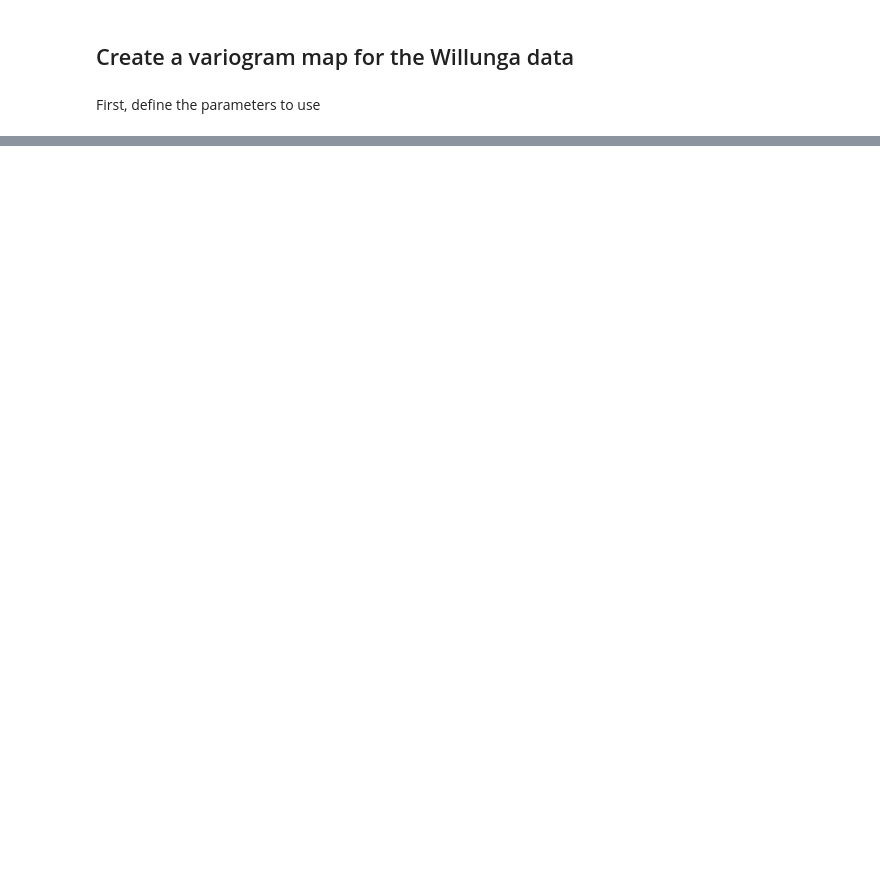
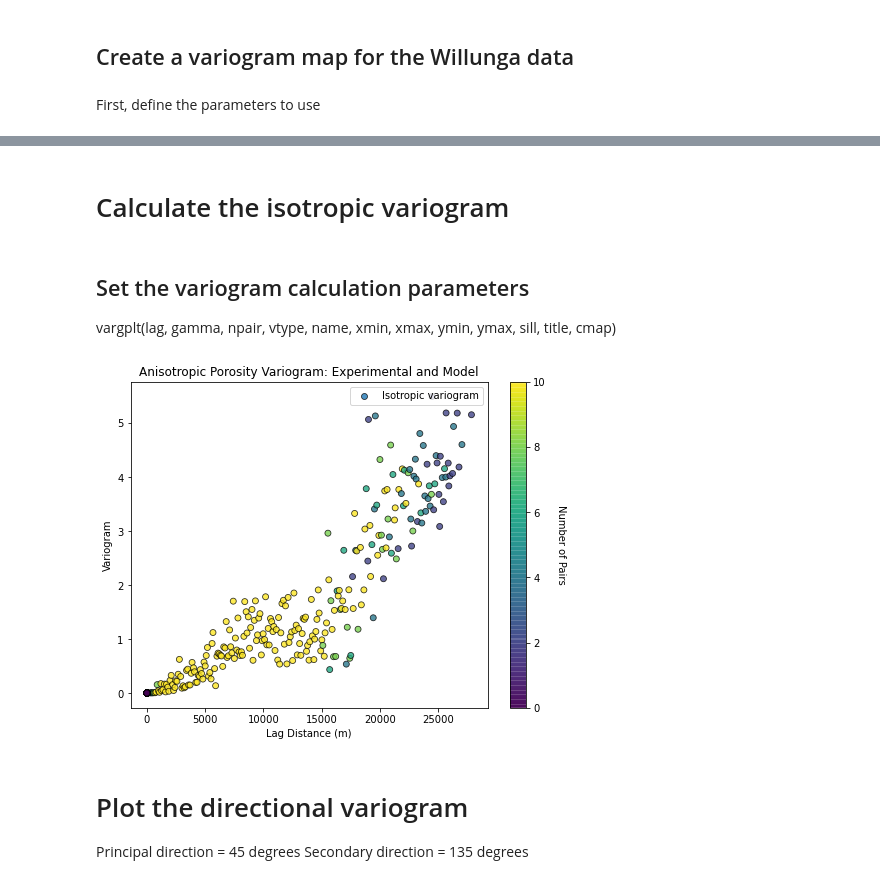
Before and after one commit to sarahkmarshall/willunga_wt, a Jupyter notebook: variogram_calculation.ipynb, the cells around one changed output, grey strips where cells are left out. Saved outputs shown, nothing was run; the diff lists cells and outputs as text; code cells hidden in the pictures; blank space fills up the shorter version.

```diff
--- a/variogram_calculation.ipynb
+++ b/variogram_calculation.ipynb
@@ -1096,0 +402,40 @@ rand_sample.head()
+# %% [markdown]
+# Calculate the isotropic variogram
+# %% [markdown]
+## Set the variogram calculation parameters
+
+vargplt(lag, gamma, npair, vtype, name, xmin, xmax, ymin, ymax, sill, title, cmap)
+# %%
+nlag = 1000
+lag = 100
+azi = 90
+atol = 90
+standardize = 1#0
+# %%
+lag_iso, gamma_iso, npair_iso = gamv_2d(df, 'X', 'Y', 'Z', nlag, lag, azi, atol, standardize)
+
+#print(lag_iso)
+#print(gamma_iso)
+#print(npair_iso)
+
+plt.figure(figsize=(8,6))
+name_iso = 'Isotropic variogram'
+title = "Anisotropic Porosity Variogram: Experimental and Model"
+
+im = plt.scatter(lag_iso, gamma_iso, c=npair_iso, label = name_iso,
+                 cmap=cmap, vmax=10,alpha=0.8, linewidths=0.8, edgecolors="black")
+
+plt.title(title)
+plt.xlabel('Lag Distance (m)')
+plt.ylabel('Variogram')
+#plt.arrow(0,sill,xmax,0,width=0.002,color='red',head_length=0.0,head_width=0.0)
+plt.legend(loc = 1)
+cbar = plt.colorbar(im, orientation = 'vertical')
+cbar.set_label('Number of Pairs', rotation=270, labelpad=20)
+# %% [output]
+[figure, added]
+# %% [markdown]
+# Plot the directional variogram
+
+Principal direction = 45 degrees
+Secondary direction = 135 degrees
```
Also changed, not shown: parts of 202 cells of this notebook.
